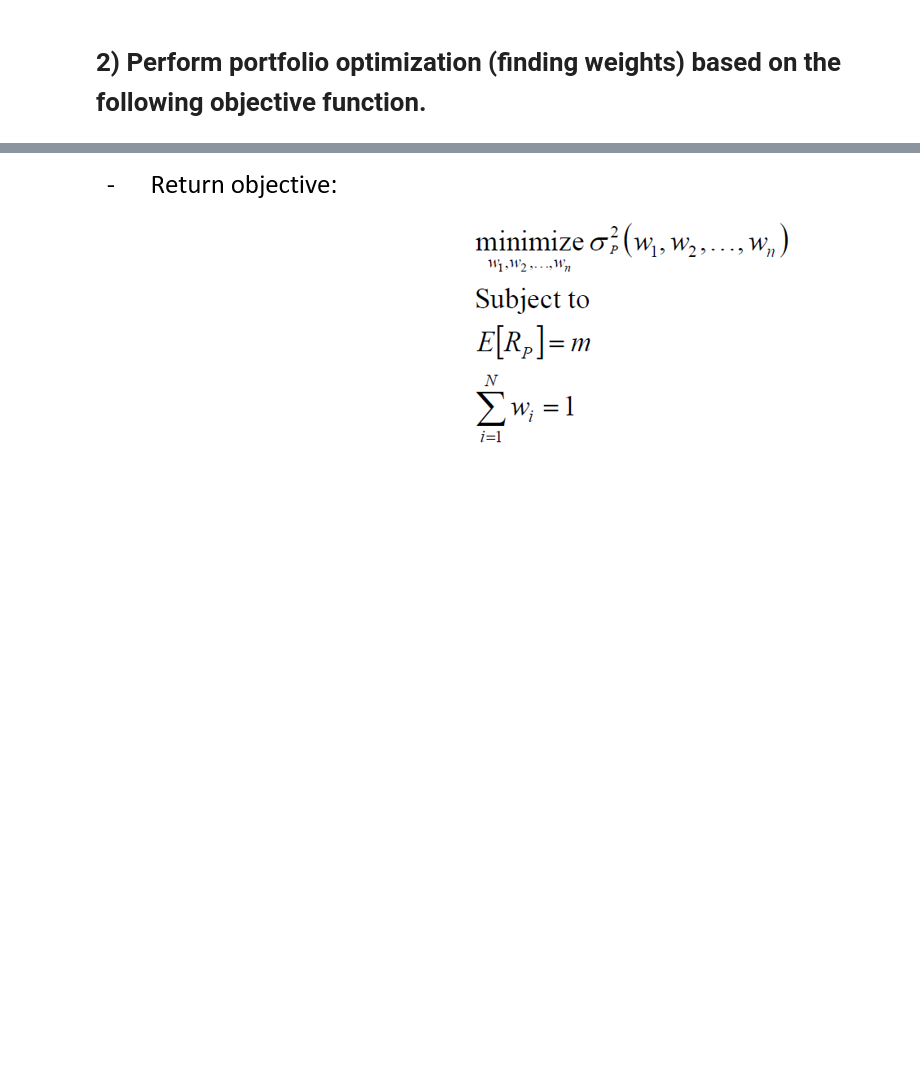
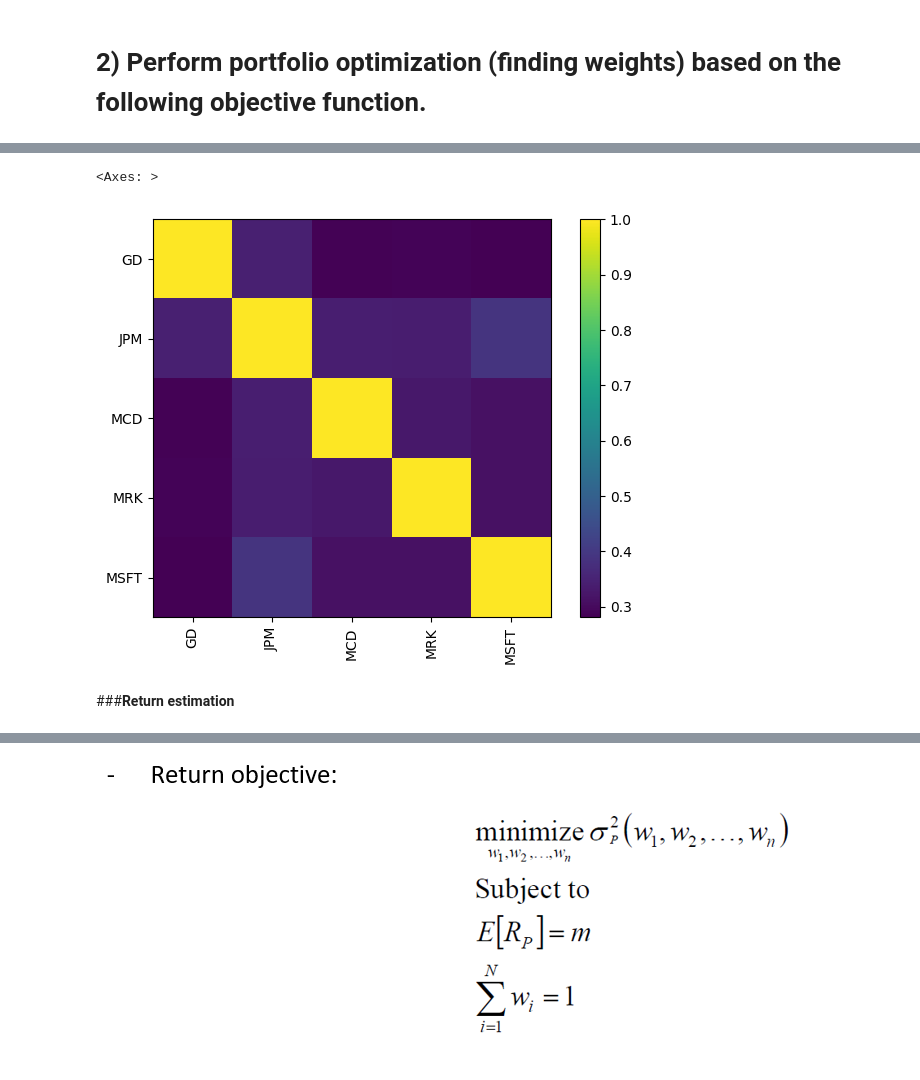
Before and after one commit to AlienX77-cmd/Computational-Finance, a Jupyter notebook: Computational_Finance_Homework_4_Portfolio_Optimization_Programing_6310505688_Kittipak.ipynb, the cells around one changed output, grey strips where cells are left out. Cells and saved outputs as stored; diff of their text form; code cells hidden in the pictures; blank space fills up the shorter version.

```diff
--- a/Computational_Finance_Homework_4_Portfolio_Optimization_Programing_6310505688_Kittipak.ipynb
+++ b/Computational_Finance_Homework_4_Portfolio_Optimization_Programing_6310505688_Kittipak.ipynb
@@ -170,3 +172,11 @@ df_MSFT.head(5)
 | 1986-03-17 | 0.100694 | 0.103299 | 0.100694 | 0.102431 | 0.063632 | 133171200 |
 | 1986-03-18 | 0.102431 | 0.103299 | 0.098958 | 0.099826 | 0.062014 | 67766400 |
 | 1986-03-19 | 0.099826 | 0.100694 | 0.097222 | 0.098090 | 0.060936 | 47894400 |
+# %%
+# All five tickers at once in one dataframe (only Adj Close)
+tickers = ["GD", "MCD", "JPM", "MRK", "MSFT"]
+
+ohlc = yf.download(tickers, period="max")
+
+adj_prices = ohlc["Adj Close"].dropna()
+adj_prices.tail()
@@ -174,0 +240,8 @@ df_MSFT.head(5)
+# %%
+S = risk_models.CovarianceShrinkage(adj_prices).ledoit_wolf()
+plotting.plot_covariance(S, plot_correlation=True)
+# %% [output]
+<Axes: >
+[figure, added]
+# %% [markdown]
+###**Return estimation**
```
Also changed, not shown: parts of 27 cells of this notebook.
